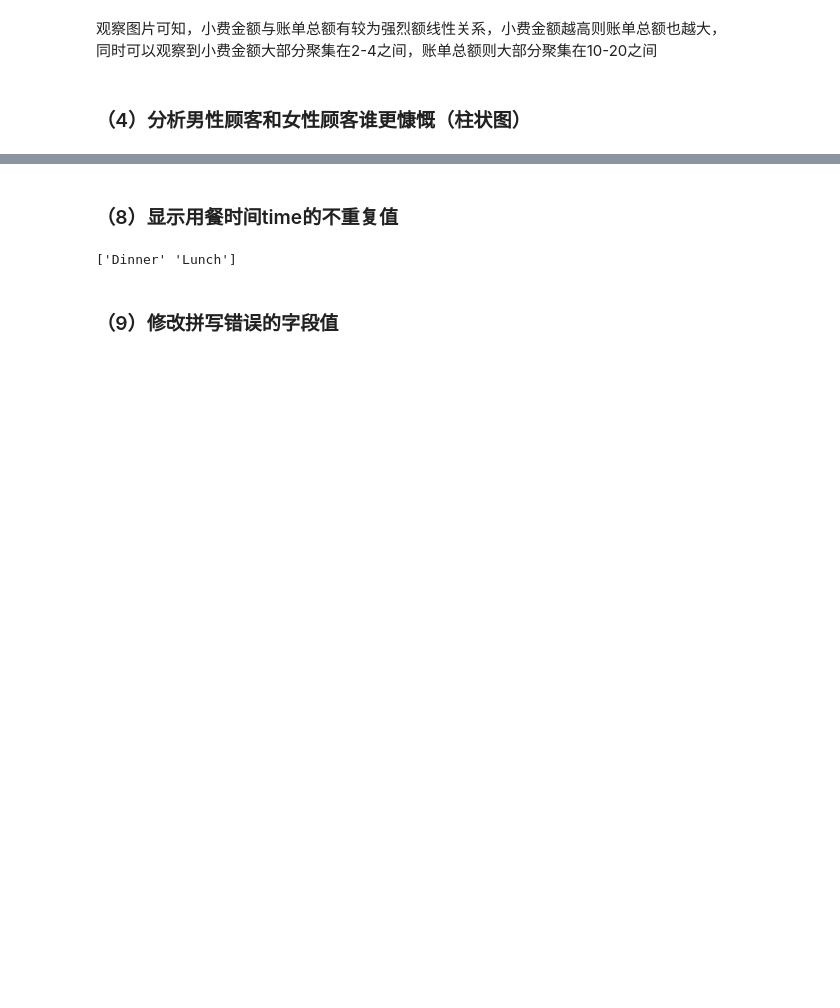
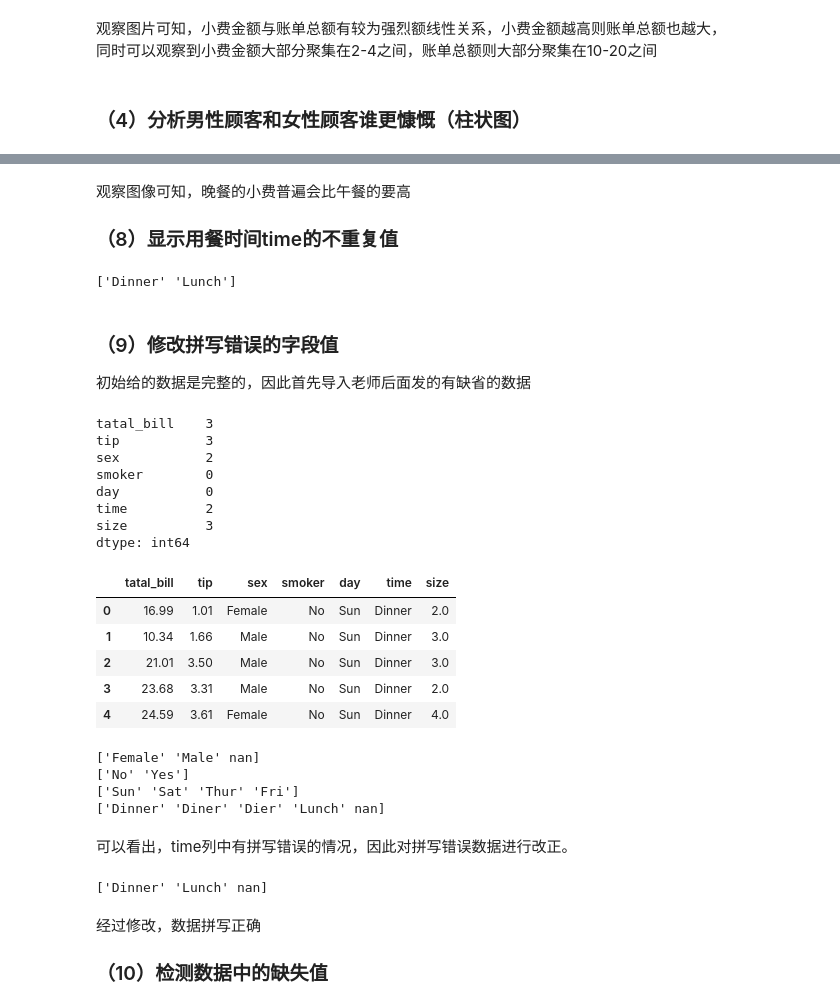
Before and after one commit to keptupp/PythonDataAnalysisAndShow, a Jupyter notebook: exercise_4/pandas_data_exercise.ipynb, the cells around one changed output, grey strips where cells are left out. Cells and saved outputs as stored; diff of their text form; code cells hidden in the pictures; blank space fills up the shorter version.

```diff
--- a/exercise_4/pandas_data_exercise.ipynb
+++ b/exercise_4/pandas_data_exercise.ipynb
@@ -167,4 +170,5 @@ plt.legend()
 # %% [markdown]
+观察图像可知，晚餐的小费普遍会比午餐的要高
 ### （8）显示用餐时间time的不重复值
 # %%
 timeNoRepeat=data["三餐"]
@@ -173,6 +177,47 @@ print(timeNoRepeat.unique())
 ['Dinner' 'Lunch']
 # %% [markdown]
 ### （9）修改拼写错误的字段值
+初始给的数据是完整的，因此首先导入老师后面发的有缺省的数据
+# %%
+data=pd.read_excel("./tips_mod.xls")
+print(data.isnull().sum())
+data.head()
+# %% [output]
+tatal_bill    3
+tip           3
+sex           2
+smoker        0
+day           0
+time          2
+size          3
+dtype: int64
+|  | tatal_bill | tip | sex | smoker | day | time | size |
+| 0 | 16.99 | 1.01 | Female | No | Sun | Dinner | 2.0 |
+| 1 | 10.34 | 1.66 | Male | No | Sun | Dinner | 3.0 |
+| 2 | 21.01 | 3.50 | Male | No | Sun | Dinner | 3.0 |
+| 3 | 23.68 | 3.31 | Male | No | Sun | Dinner | 2.0 |
+| 4 | 24.59 | 3.61 | Female | No | Sun | Dinner | 4.0 |
+# %%
+print(data["sex"].unique())
+print(data["smoker"].unique())
+print(data["day"].unique())
+print(data["time"].unique())
+# %% [output]
+['Female' 'Male' nan]
+['No' 'Yes']
+['Sun' 'Sat' 'Thur' 'Fri']
+['Dinner' 'Diner' 'Dier' 'Lunch' nan]
+# %% [markdown]
+可以看出，time列中有拼写错误的情况，因此对拼写错误数据进行改正。
+# %%
+data.replace("Diner","Dinner",inplace=True)
+data.replace("Dier","Dinner",inplace=True)
+print(data["time"].unique())
+# %% [output]
+['Dinner' 'Lunch' nan]
+# %% [markdown]
+经过修改，数据拼写正确
+### （10）检测数据中的缺失值
 # %%
 print(data.isnull().sum())
 # %% [output]
```
Also changed, not shown: parts of 18 cells of this notebook, 3 other files.
